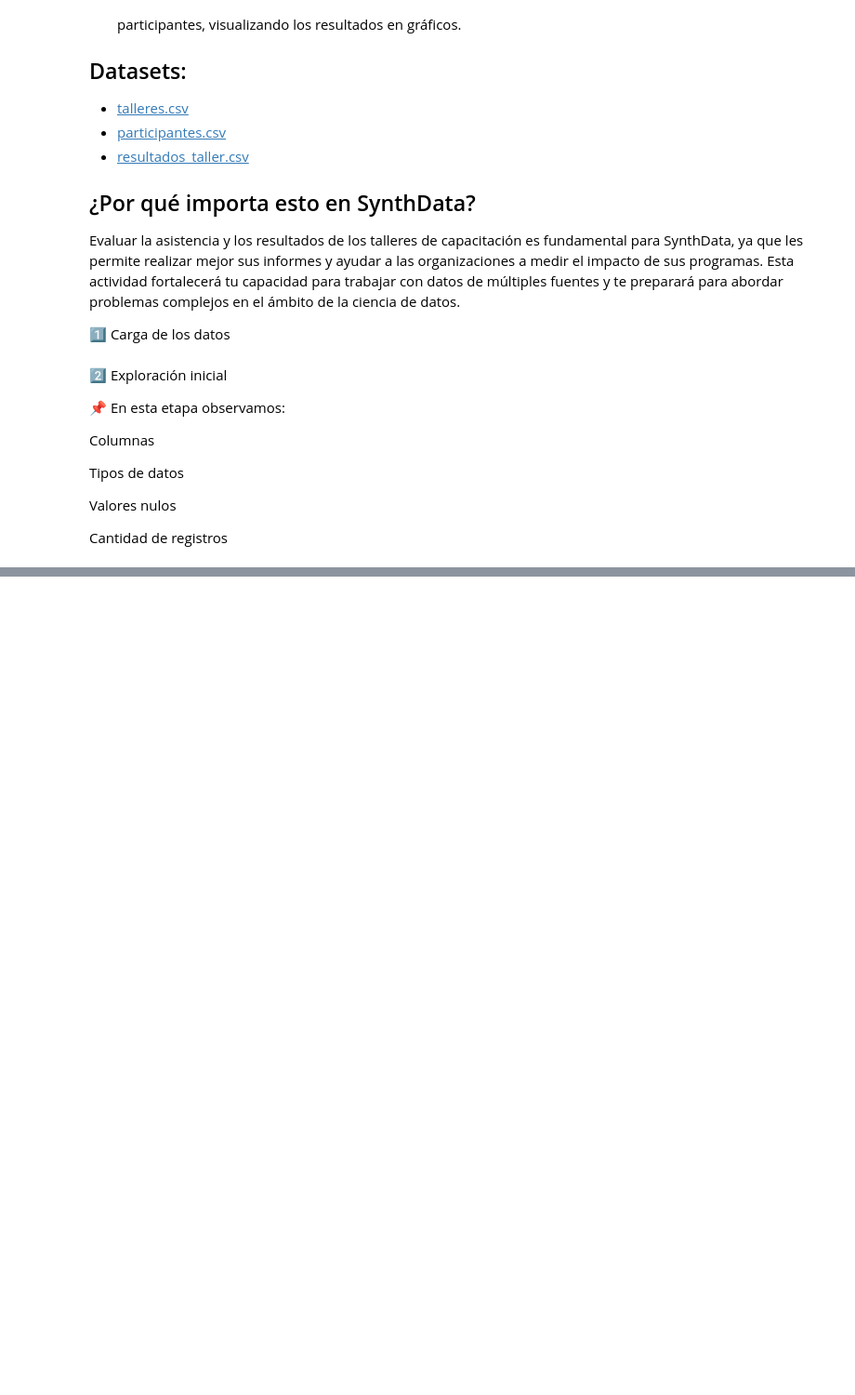
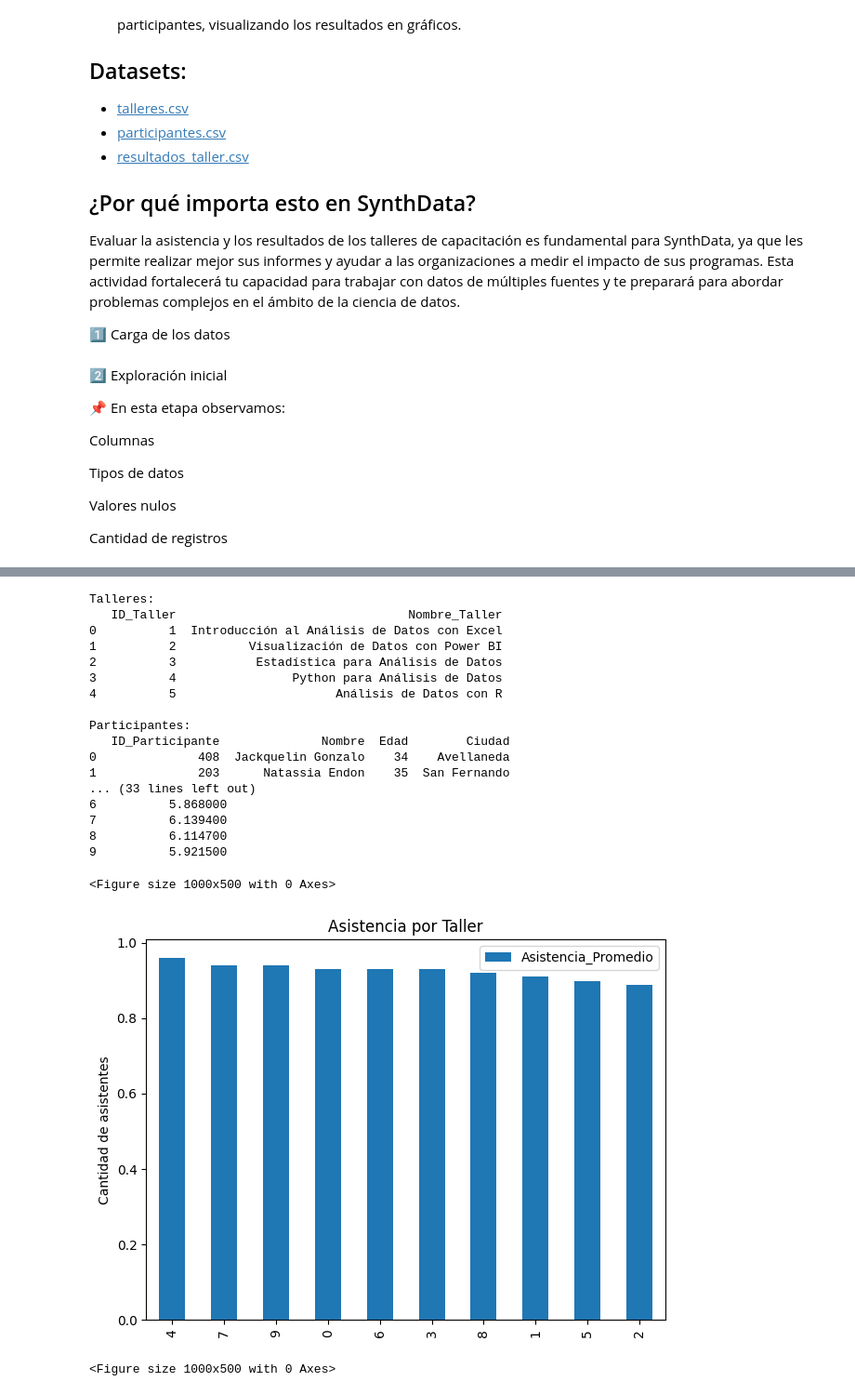
Before and after one commit to veronicagomariz/IngenieriaVeroG, a Jupyter notebook: Clase_12ADD.ipynb, the cells around one changed output, grey strips where cells are left out. Shown at 93% size. Cells and saved outputs as stored; diff of their text form; code cells hidden in the pictures; blank space fills up the shorter version.

```diff
--- a/Clase_12ADD.ipynb
+++ b/Clase_12ADD.ipynb
@@ -223,0 +216,79 @@ Cantidad de registros
+# %%
+print("Talleres:")
+print(talleres.head(), "\n")
+
+print("Participantes:")
+print(participantes.head(), "\n")
+
+print("Resultados:")
+print(resultados.head(), "\n")
+
+# Limpieza
+participantes = participantes.drop_duplicates().dropna()
+talleres = talleres.drop_duplicates().dropna()
+resultados = resultados.drop_duplicates().dropna()
+
+# Combinar datasets
+df = resultados.merge(
+    participantes,
+    on="ID_Participante",
+    how="left"
+  ).merge(
+      talleres,
+      on="ID_Taller",
+      how="left"
+  )
+
+# ANÁLISIS DESCRIPTIVO # Promedio de asistencia por taller
+asistencia_por_taller = df.groupby("Nombre_Taller")['Asistió'].mean().reset_index()
+asistencia_por_taller.rename(columns={'Asistió': 'Asistencia_Promedio'}, inplace=True)
+
+# Promedio de puntaje por taller
+puntaje_por_taller = df.groupby("Nombre_Taller")['Puntaje'].mean().reset_index()
+puntaje_por_taller.rename(columns={'Puntaje': 'Puntaje_Promedio'}, inplace=True)
+
+# Unir ambas métricas
+resumen_talleres = pd.merge(asistencia_por_taller, puntaje_por_taller,
+on="Nombre_Taller")
+
+print("\nResumen de talleres:")
+print(resumen_talleres)
+
+# Gráfico de asistencia
+# The variable 'asistencia' is not defined. It should be 'asistencia_por_taller'.
+plt.figure(figsize=(10, 5))
+asistencia_por_taller.sort_values(by='Asistencia_Promedio', ascending=False).plot(kind='bar')
+plt.title('Asistencia por Taller')
+plt.ylabel('Cantidad de asistentes')
+plt.tight_layout()
+plt.show()
+
+#Gráfico de puntaje promedio
+# The variable 'promedio' is not defined. It should be 'puntaje_por_taller'.
+plt.figure(figsize=(10, 5))
+puntaje_por_taller.sort_values(by='Puntaje_Promedio', ascending=False).plot(kind='bar')
+plt.title('Puntaje Promedio por Taller')
+plt.ylabel('Puntaje Promedio')
+plt.tight_layout()
+plt.show()
+# %% [output]
+Talleres:
+   ID_Taller                                Nombre_Taller
+0          1  Introducción al Análisis de Datos con Excel
+1          2          Visualización de Datos con Power BI
+2          3           Estadística para Análisis de Datos
+3          4                Python para Análisis de Datos
+4          5                      Análisis de Datos con R
+
+Participantes:
+   ID_Participante              Nombre  Edad        Ciudad
+0              408  Jackquelin Gonzalo    34    Avellaneda
+1              203      Natassia Endon    35  San Fernando
+... (33 lines left out)
+6          5.868000
+7          6.139400
+8          6.114700
+9          5.921500
+<Figure size 1000x500 with 0 Axes>
+[figure, added]
+<Figure size 1000x500 with 0 Axes>
```
Also changed, not shown: parts of 5 cells of this notebook.
